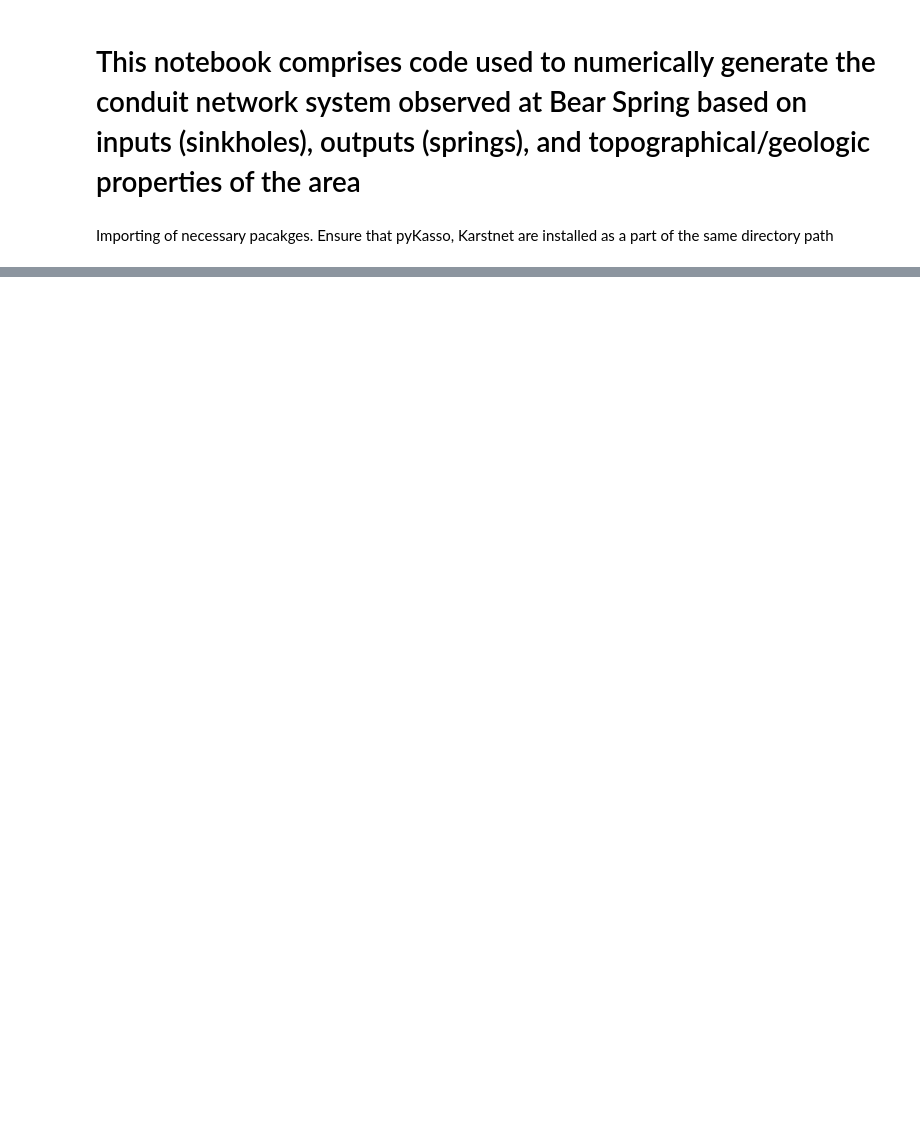
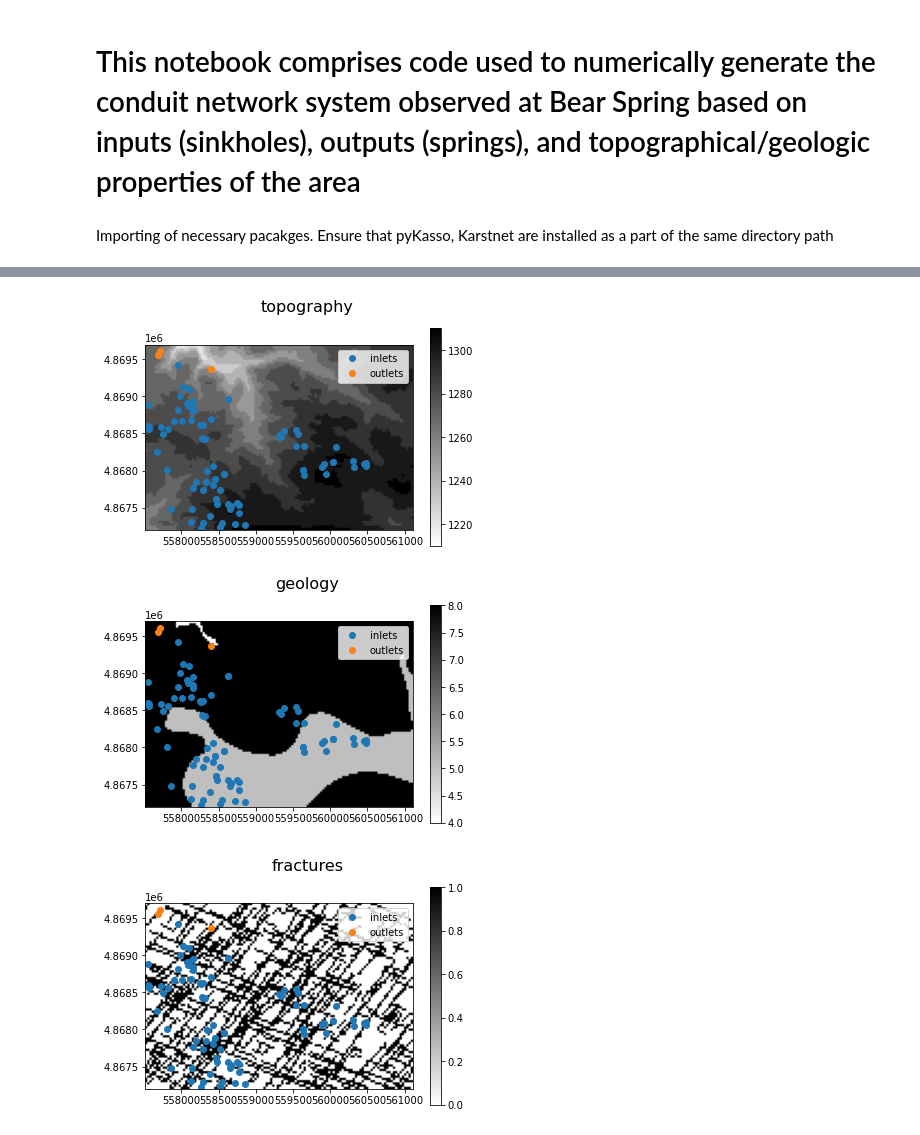
Before and after one commit to Csaucer/Bear_Spring_pyKasso, a Jupyter notebook: Soucey_Bear_Spring_pyKasso.ipynb, the cells around one changed output, grey strips where cells are left out. Cells and saved outputs as stored; diff of their text form; code cells hidden in the pictures; blank space fills up the shorter version.

Commit message:
221107, added topography, karst feature locations, geology

```diff
--- a/Soucey_Bear_Spring_pyKasso.ipynb
+++ b/Soucey_Bear_Spring_pyKasso.ipynb
@@ -32,0 +43,3 @@ pk.get_settings(example=False)
+# %%
+#created the SKS class for the springshed model
+springshed = pk.SKS(r"C:\Users\csouc\Desktop\Bear Spring Data\Bear_Spring_Modeling\Bear_Spring_pyKasso\inputs\bear\settings.yaml")
@@ -32,0 +50,22 @@ pk.get_settings(example=False)
+# %%
+#modifications to fractures from image
+springshed.set_fractures_mode('random')
+springshed.set_fractures_densities([30,25])
+springshed.set_fractures_min_orientation([30,110])
+springshed.set_fractures_max_orientation([50,113])
+springshed.set_fractures_min_length(100)
+springshed.set_fractures_max_length(4000)
+springshed.update_fractures()
+
+springshed.set_inlets_importance([28,28,28])                        #assign the first inlet to the first iteration, the next two to the second iteration, and the next two to the last iteration
+#catchment.set_outlets_data('inputs/valley1/outlets2D.txt')      #load a new outlet file with two outlets instead of one
+#catchment.update_outlets()                                      #update
+springshed.set_outlets_importance([1,1])                         #assign one outlet to the first iteration and one to the second iteration
+springshed.set_inlets_per_outlet([42,42])                          #assign the first two inlets to the first outlet, and the remaining three inlets to the second outlet
+#catchment.set_inlets_importance([1])
+
+
+springshed.set_algorithm('Riemann2')
+springshed.update_all()
+springshed.compute_karst_network()
+springshed.show()
@@ -32,0 +86,12 @@ pk.get_settings(example=False)
+# %%
+#display different aspects of the springshed model
+topography = springshed.get_topography()
+springshed.show_catchment(data='topography')
+geology = springshed.get_geology()
+springshed.show_catchment(data='geology')
+fractures = springshed.get_fractures()
+springshed.show_catchment(data='fractures')
+# %% [output]
+[figure, added]
+[figure, added]
+[figure, added]
```
Also changed, not shown: parts of 9 cells of this notebook.
